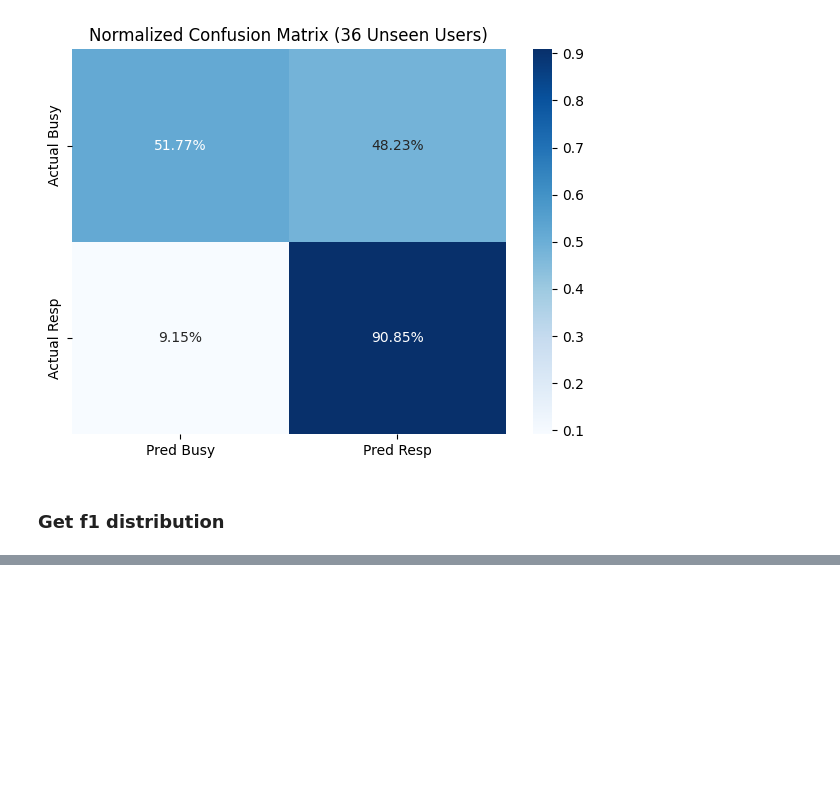
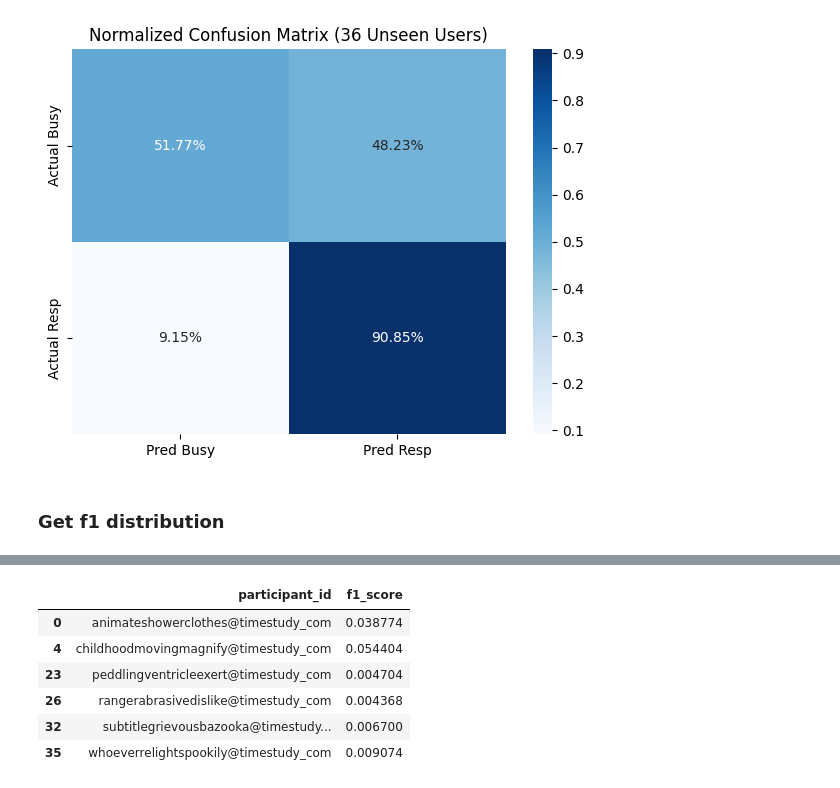
Before and after one commit to adityaponnada/real_time_prompting, a Jupyter notebook: hybrid_rnn.ipynb, the cells around one changed output, grey strips where cells are left out. Drawn from its saved outputs; the diff is of its cells as text; code cells hidden in the pictures; blank space fills up the shorter version.

Commit message:
diagnose low f1 participants with hybrid model

```diff
--- a/hybrid_rnn.ipynb
+++ b/hybrid_rnn.ipynb
@@ -1443,6 +1443,7 @@ Response (C1)       0.90      0.91      0.90    336249
 def evaluate_f1_distribution(model_path, X_test, Y_test, participant_ids, threshold=0.5):
     """
     Calculates Class 0 F1 score for each individual participant and plots the distribution.
+    Returns a DataFrame containing participant_id and f1_score.
     """
     print(f"\nAnalyzing F1 distribution for {len(X_test)} participants...")
 
@@ -1458,7 +1459,7 @@ def evaluate_f1_distribution(model_path, X_test, Y_test, participant_ids, thresh
         safe_mode=False
     )
 
-    user_f1s = []
+    results_data = []
 
     for u in range(len(X_test)):
         # Predict for single user
@@ -1474,15 +1475,20 @@ def evaluate_f1_distribution(model_path, X_test, Y_test, participant_ids, thresh
         y_pred_real = (y_prob[mask] > threshold).astype(int)
 
         # Calculate F1 specifically for Class 0 (Non-Response/Busy)
-        # Using pos_label=0 because our research focus is Burden Reduction
         score = f1_score(y_true_real, y_pred_real, pos_label=0, zero_division=0)
-        user_f1s.append(score)
+
+        results_data.append({
+            'participant_id': participant_ids[u],
+            'f1_score': score
+        })
+
+    # Create the DataFrame
+    df_results = pd.DataFrame(results_data)
 
     # Descriptive Stats
-    f1_series = pd.Series(user_f1s)
-    stats = f1_series.describe()
-    mean_val = f1_series.mean()
-    median_val = f1_series.median()
+    stats = df_results['f1_score'].describe()
+    mean_val = df_results['f1_score'].mean()
+    median_val = df_results['f1_score'].median()
 
     print("\n" + "="*45)
     print("      F1-SCORE (CLASS 0) DESCRIPTIVE STATS")
@@ -1494,7 +1500,7 @@ def evaluate_f1_distribution(model_path, X_test, Y_test, participant_ids, thresh
     plt.figure(figsize=(12, 6))
 
     # Histogram + KDE
-    sns.histplot(user_f1s, bins=15, kde=True, color='teal', alpha=0.6)
+    sns.histplot(df_results['f1_score'], bins=15, kde=True, color='teal', alpha=0.6)
 
     # Annotate Mean and Median
     plt.axvline(mean_val, color='red', linestyle='--', linewidth=2, label=f'Mean: {mean_val:.3f}')
@@ -1512,7 +1518,7 @@ def evaluate_f1_distribution(model_path, X_test, Y_test, participant_ids, thresh
     plt.grid(axis='y', alpha=0.3)
     plt.show()
 
-    return f1_series
+    return df_results
 # %%
 f1_dist = evaluate_f1_distribution('best_within_user_gtcn.h5', X_final, Y_final, heldout_pids, threshold=opt_thresh)
 # %% [output]
@@ -1534,0 +1550,11 @@ dtype: float64
+# %%
+f1_0_df = f1_dist[f1_dist['f1_score'] < 0.1]
+f1_0_df
+# %% [output]
+|  | participant_id | f1_score |
+| 0 | animateshowerclothes@timestudy_com | 0.038774 |
+| 4 | childhoodmovingmagnify@timestudy_com | 0.054404 |
+| 23 | peddlingventricleexert@timestudy_com | 0.004704 |
+| 26 | rangerabrasivedislike@timestudy_com | 0.004368 |
+| 32 | subtitlegrievousbazooka@timestudy... | 0.006700 |
+| 35 | whoeverrelightspookily@timestudy_com | 0.009074 |
```
Also changed, not shown: parts of 2 cells of this notebook.
